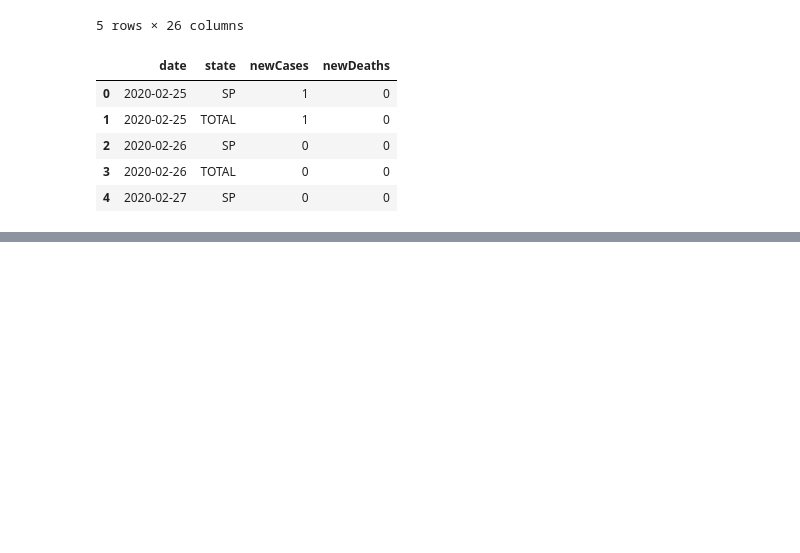
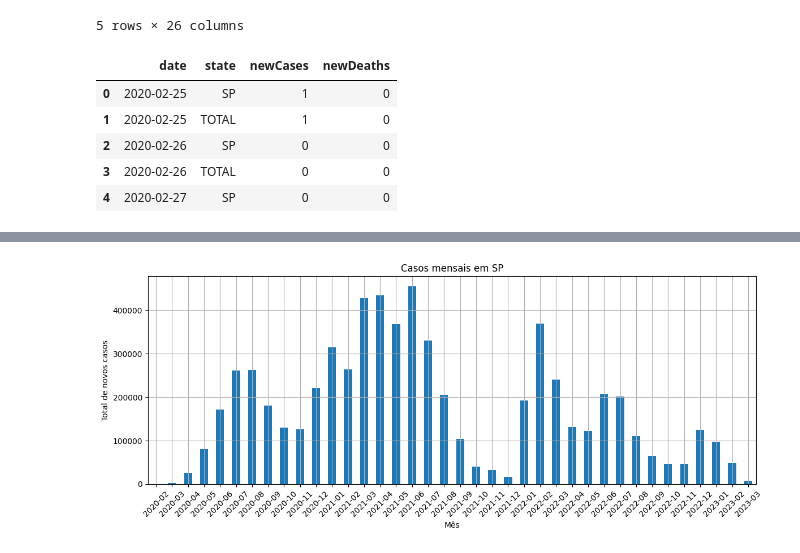
Before and after one commit to Cutieri/covid19-data-analysis, a Jupyter notebook: covid_analysis.ipynb, the cells around one changed output, grey strips where cells are left out. Drawn from its saved outputs; the diff is of its cells as text; code cells hidden in the pictures; blank space fills up the shorter version.

```diff
--- a/covid_analysis.ipynb
+++ b/covid_analysis.ipynb
@@ -40,0 +93,9 @@ TypeError: string indices must be integers, not 'str'
+# %%
+df['date'] = pd.to_datetime(df['date'])
+df['month'] = df['date'].dt.to_period('M')
+sp_df = df[df['state'] == 'SP']
+sp_df['month'] = sp_df['date'].dt.to_period('M')
+
+month_cases = sp_df.groupby('month')['newCases'].sum()
+
+print(month_cases)
@@ -40,0 +125,10 @@ TypeError: string indices must be integers, not 'str'
+# %%
+month_cases.plot(kind='bar', figsize=(12,5), title='Casos mensais em SP')
+plt.xlabel('Mês')
+plt.ylabel('Total de novos casos')
+plt.xticks(rotation=45)
+plt.grid()
+plt.tight_layout()
+plt.show()
+# %% [output]
+[figure, added]
```
Also changed, not shown: parts of 6 cells of this notebook.
